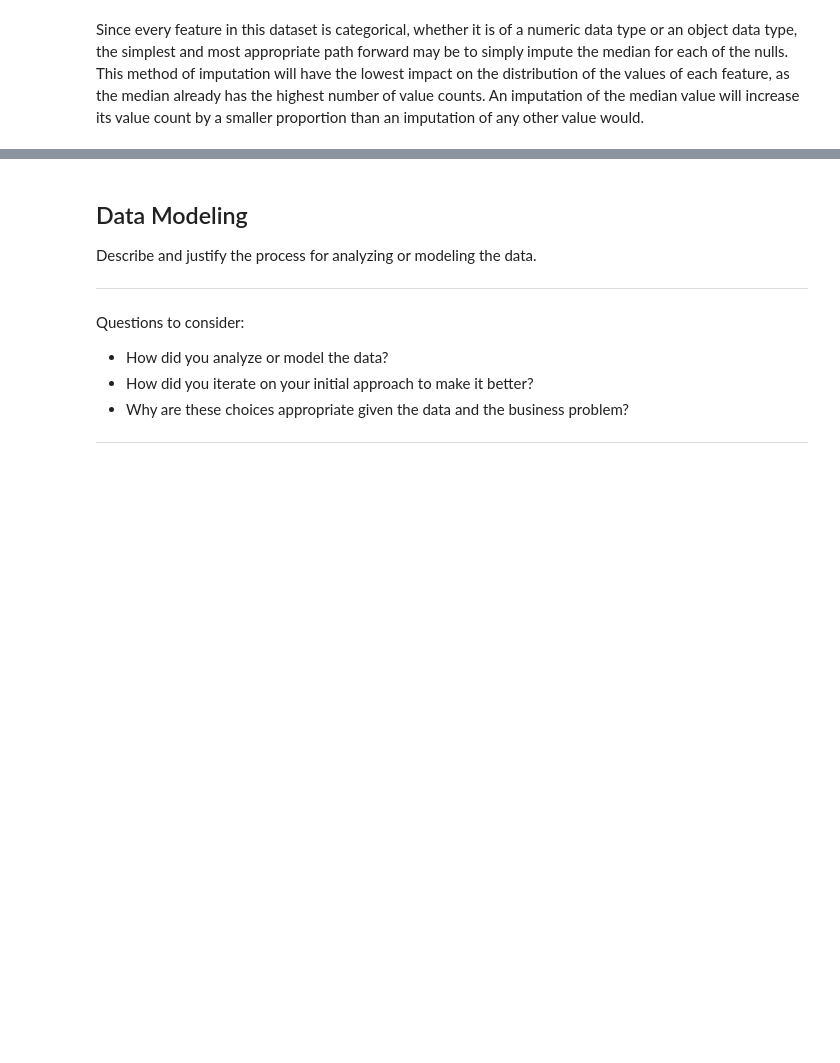
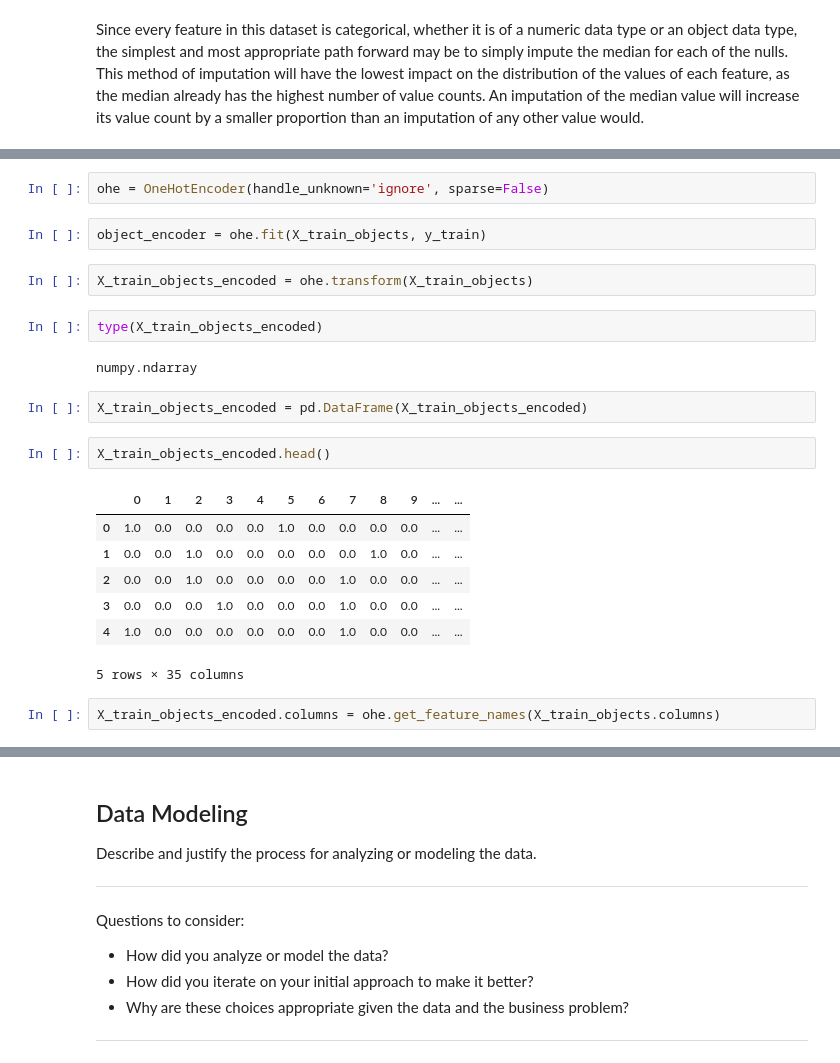
Before and after one commit to ChumpyDuelle/h1n1-and-seasonal-flu-vaccines, a Jupyter notebook: h1n1-and-seasonal-flu-vaccines.ipynb, the cells around one changed output, grey strips where cells are left out. Cells and saved outputs as stored; diff of their text form; blank space fills up the shorter version.

Commit message:
completed-all-train-test-imputer-encoder

```diff
--- a/h1n1-and-seasonal-flu-vaccines.ipynb
+++ b/h1n1-and-seasonal-flu-vaccines.ipynb
@@ -845,0 +1106,24 @@ Since every feature in this dataset is categorical, whether it is of a numeric d
+# %%
+ohe = OneHotEncoder(handle_unknown='ignore', sparse=False)
+# %%
+object_encoder = ohe.fit(X_train_objects, y_train)
+# %%
+X_train_objects_encoded = ohe.transform(X_train_objects)
+# %%
+type(X_train_objects_encoded)
+# %% [output]
+numpy.ndarray
+# %%
+X_train_objects_encoded = pd.DataFrame(X_train_objects_encoded)
+# %%
+X_train_objects_encoded.head()
+# %% [output]
+|  | 0 | 1 | 2 | 3 | 4 | 5 | 6 | 7 | 8 | 9 | ... | ... |
+| 0 | 1.0 | 0.0 | 0.0 | 0.0 | 0.0 | 1.0 | 0.0 | 0.0 | 0.0 | 0.0 | ... | ... |
+| 1 | 0.0 | 0.0 | 1.0 | 0.0 | 0.0 | 0.0 | 0.0 | 0.0 | 1.0 | 0.0 | ... | ... |
+| 2 | 0.0 | 0.0 | 1.0 | 0.0 | 0.0 | 0.0 | 0.0 | 1.0 | 0.0 | 0.0 | ... | ... |
+| 3 | 0.0 | 0.0 | 0.0 | 1.0 | 0.0 | 0.0 | 0.0 | 1.0 | 0.0 | 0.0 | ... | ... |
+| 4 | 1.0 | 0.0 | 0.0 | 0.0 | 0.0 | 0.0 | 0.0 | 1.0 | 0.0 | 0.0 | ... | ... |
+5 rows × 35 columns
+# %%
+X_train_objects_encoded.columns = ohe.get_feature_names(X_train_objects.columns)
```
Also changed, not shown: parts of 37 cells of this notebook.
